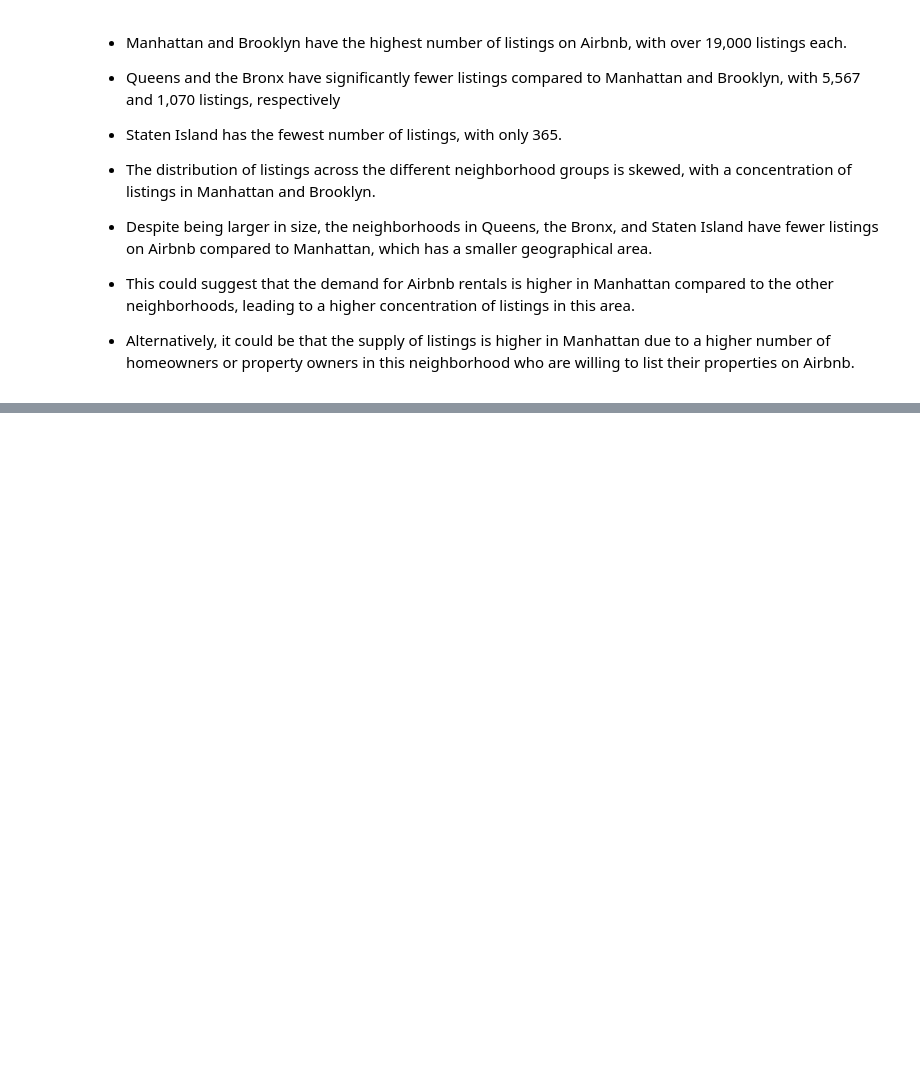
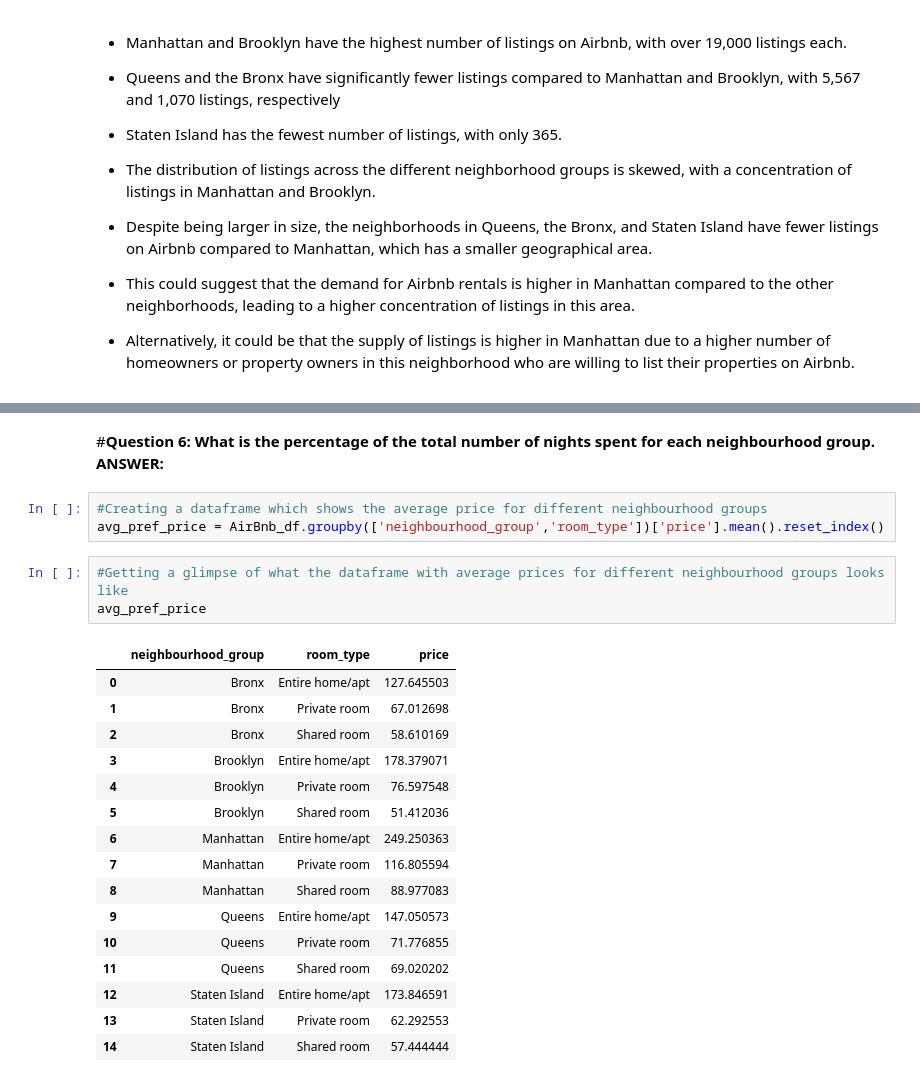
Before and after one commit to kumarsinghashu/AirBnb--Booking--Analysis, a Jupyter notebook: AirBnb_Booking_Analysis_Capstone_Project_EDA.ipynb, the cells around one changed output, grey strips where cells are left out. Saved outputs shown, nothing was run; the diff lists cells and outputs as text; blank space fills up the shorter version.

```diff
--- a/AirBnb_Booking_Analysis_Capstone_Project_EDA.ipynb
+++ b/AirBnb_Booking_Analysis_Capstone_Project_EDA.ipynb
@@ -532,0 +578,26 @@ plt.show()
+# %% [markdown]
+#**Question 6: What is the percentage of the total number of nights spent for each neighbourhood group.**
+**ANSWER:**
+# %%
+#Creating a dataframe which shows the average price for different neighbourhood groups
+avg_pref_price = AirBnb_df.groupby(['neighbourhood_group','room_type'])['price'].mean().reset_index()
+# %%
+#Getting a glimpse of what the dataframe with average prices for different neighbourhood groups looks like
+avg_pref_price
+# %% [output]
+|  | neighbourhood_group | room_type | price |
+| 0 | Bronx | Entire home/apt | 127.645503 |
+| 1 | Bronx | Private room | 67.012698 |
+| 2 | Bronx | Shared room | 58.610169 |
+| 3 | Brooklyn | Entire home/apt | 178.379071 |
+| 4 | Brooklyn | Private room | 76.597548 |
+| 5 | Brooklyn | Shared room | 51.412036 |
+| 6 | Manhattan | Entire home/apt | 249.250363 |
+| 7 | Manhattan | Private room | 116.805594 |
+| 8 | Manhattan | Shared room | 88.977083 |
+| 9 | Queens | Entire home/apt | 147.050573 |
+| 10 | Queens | Private room | 71.776855 |
+| 11 | Queens | Shared room | 69.020202 |
+| 12 | Staten Island | Entire home/apt | 173.846591 |
+| 13 | Staten Island | Private room | 62.292553 |
+| 14 | Staten Island | Shared room | 57.444444 |
```
Also changed, not shown: parts of 14 cells of this notebook.
